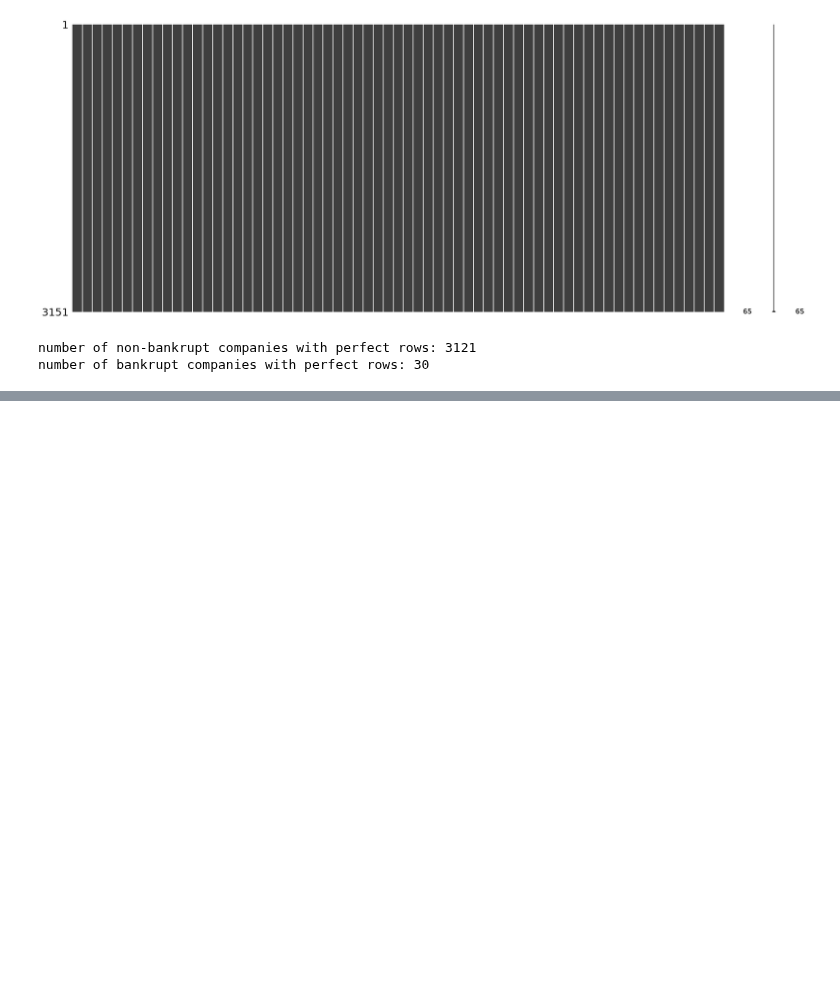
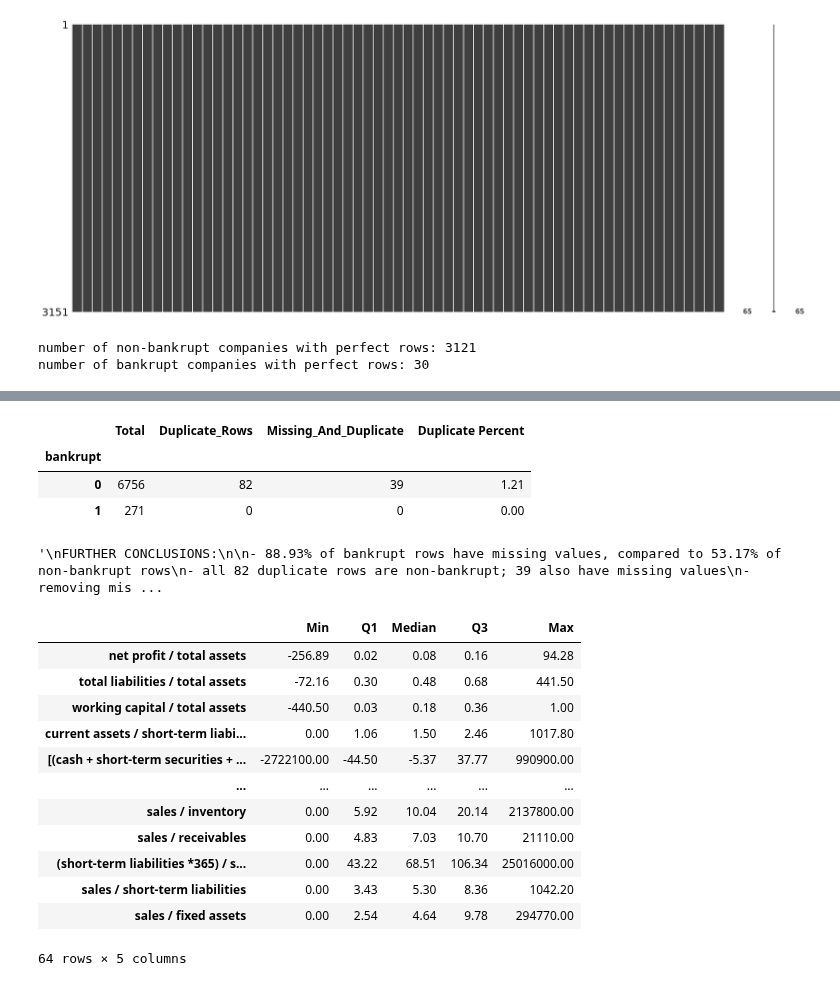
Before and after one commit to CaelenS/Detection-of-Bankruptcy-, a Jupyter notebook: visualizations.ipynb, the cells around one changed output, grey strips where cells are left out. Drawn from its saved outputs; the diff is of its cells as text; code cells hidden in the pictures; blank space fills up the shorter version.

```diff
--- a/visualizations.ipynb
+++ b/visualizations.ipynb
@@ -238,0 +332,55 @@ SIDENOTE: THIS HAS BEEN DONE FOR ONE OF THE FIVE DATASETS, FOR THE OTHER FOUR CO
+# %%
+#duplicate rows by class and how many also have missing values
+#counts repeated rows after the first, using all columns
+is_duplicate = df.duplicated()
+duplicate_by_class = (
+    df.assign(duplicate=is_duplicate, missing_and_duplicate=has_missing & is_duplicate)
+    .groupby("bankrupt")
+    .agg(Total=("duplicate", "size"),
+         Duplicate_Rows=("duplicate", "sum"),
+         Missing_And_Duplicate=("missing_and_duplicate", "sum"))
+)
+duplicate_by_class["Duplicate Percent"] = 100 * duplicate_by_class["Duplicate_Rows"] / duplicate_by_class["Total"]
+duplicate_by_class.round(2)
+# %% [output]
+|  | Total | Duplicate_Rows | Missing_And_Duplicate | Duplicate Percent |
+| bankrupt |  |  |  |  |
+| 0 | 6756 | 82 | 39 | 1.21 |
+| 1 | 271 | 0 | 0 | 0.00 |
+# %%
+'''
+FURTHER CONCLUSIONS:
+
+- 88.93% of bankrupt rows have missing values, compared to 53.17% of non-bankrupt rows
+- all 82 duplicate rows are non-bankrupt, 39 also have missing values
+
+- removing missing rows alone reduces bankrupt cases from 271 to 30
+-We will therefore fill in the missing values instead of dropping rows (fit only on the training data)
+
+- scaling and oversampling/undersampling should depend on the model and evaluation results
+- operating profit / financial expenses is missing in 44.28% of bankrupt companies versus 2.83% of non-bankrupt companies
+- some ratios have extreme values far beyond their usual range; inspect them and compare preprocessing before removing data
+'''
+# %% [output]
+'\nFURTHER CONCLUSIONS:\n\n- 88.93% of bankrupt rows have missing values, compared to 53.17% of non-bankrupt rows\n- all 82 duplicate rows are non-bankrupt; 39 also have missing values\n- removing mis ...
+# %%
+#minimum, median and maximum of each feature (excluding bankrupt)
+#missing values are skipped; df is not changed
+feature_distribution_summary = df.drop(columns="bankrupt").describe().T
+feature_distribution_summary = feature_distribution_summary[["min", "25%", "50%", "75%", "max"]]
+feature_distribution_summary.columns = ["Min", "Q1", "Median", "Q3", "Max"]
+feature_distribution_summary.round(2)
+# %% [output]
+|  | Min | Q1 | Median | Q3 | Max |
+| net profit / total assets | -256.89 | 0.02 | 0.08 | 0.16 | 94.28 |
+| total liabilities / total assets | -72.16 | 0.30 | 0.48 | 0.68 | 441.50 |
+| working capital / total assets | -440.50 | 0.03 | 0.18 | 0.36 | 1.00 |
+| current assets / short-term liabi... | 0.00 | 1.06 | 1.50 | 2.46 | 1017.80 |
+| [(cash + short-term securities + ... | -2722100.00 | -44.50 | -5.37 | 37.77 | 990900.00 |
+| ... | ... | ... | ... | ... | ... |
+| sales / inventory | 0.00 | 5.92 | 10.04 | 20.14 | 2137800.00 |
+| sales / receivables | 0.00 | 4.83 | 7.03 | 10.70 | 21110.00 |
+| (short-term liabilities *365) / s... | 0.00 | 43.22 | 68.51 | 106.34 | 25016000.00 |
+| sales / short-term liabilities | 0.00 | 3.43 | 5.30 | 8.36 | 1042.20 |
+| sales / fixed assets | 0.00 | 2.54 | 4.64 | 9.78 | 294770.00 |
+64 rows × 5 columns
```
Also changed, not shown: parts of 11 cells of this notebook, 46 other files.
